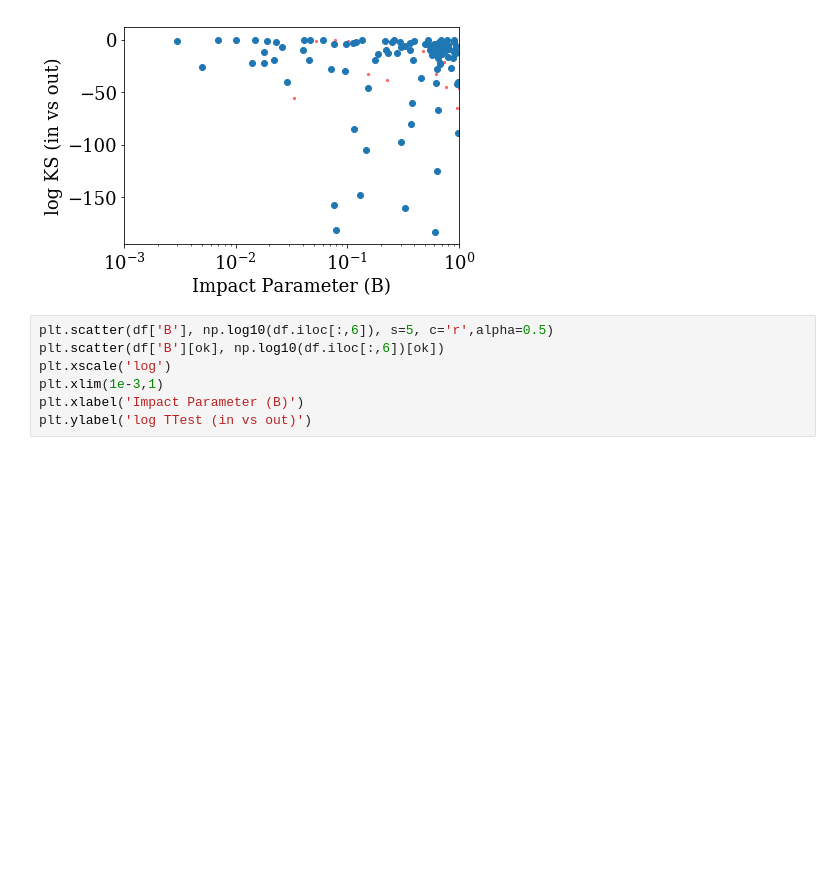
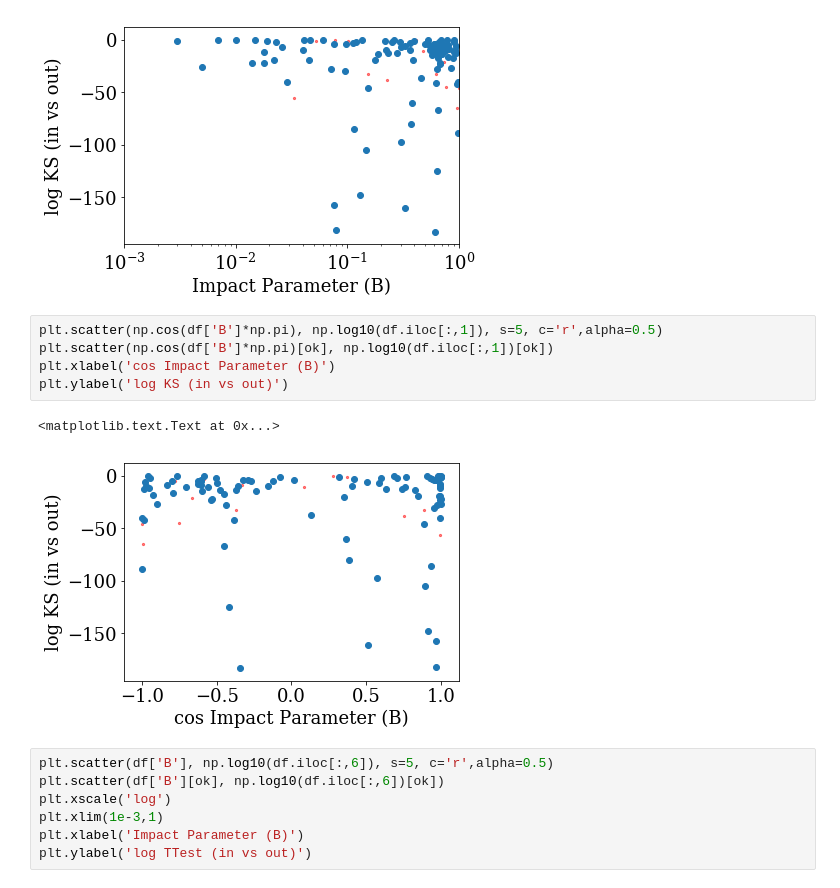
Before and after one commit to bmorris3/salter, a Jupyter notebook: explore.ipynb, the cells around one changed output. Saved outputs shown, nothing was run; the diff lists cells and outputs as text; blank space fills up the shorter version.

Commit message:
a few more plot explorations from jradavenport

```diff
--- a/explore.ipynb
+++ b/explore.ipynb
@@ -87,6 +90,14 @@ plt.ylabel('log KS (in vs out)')
 # %% [output]
 <matplotlib.text.Text at 0x...>
 [figure]
+# %%
+plt.scatter(np.cos(df['B']*np.pi), np.log10(df.iloc[:,1]), s=5, c='r',alpha=0.5)
+plt.scatter(np.cos(df['B']*np.pi)[ok], np.log10(df.iloc[:,1])[ok])
+plt.xlabel('cos Impact Parameter (B)')
+plt.ylabel('log KS (in vs out)')
+# %% [output]
+<matplotlib.text.Text at 0x...>
+[figure, added]
 # %%
 plt.scatter(df['B'], np.log10(df.iloc[:,6]), s=5, c='r',alpha=0.5)
 plt.scatter(df['B'][ok], np.log10(df.iloc[:,6])[ok])
```
Also changed, not shown: parts of 8 cells of this notebook.
